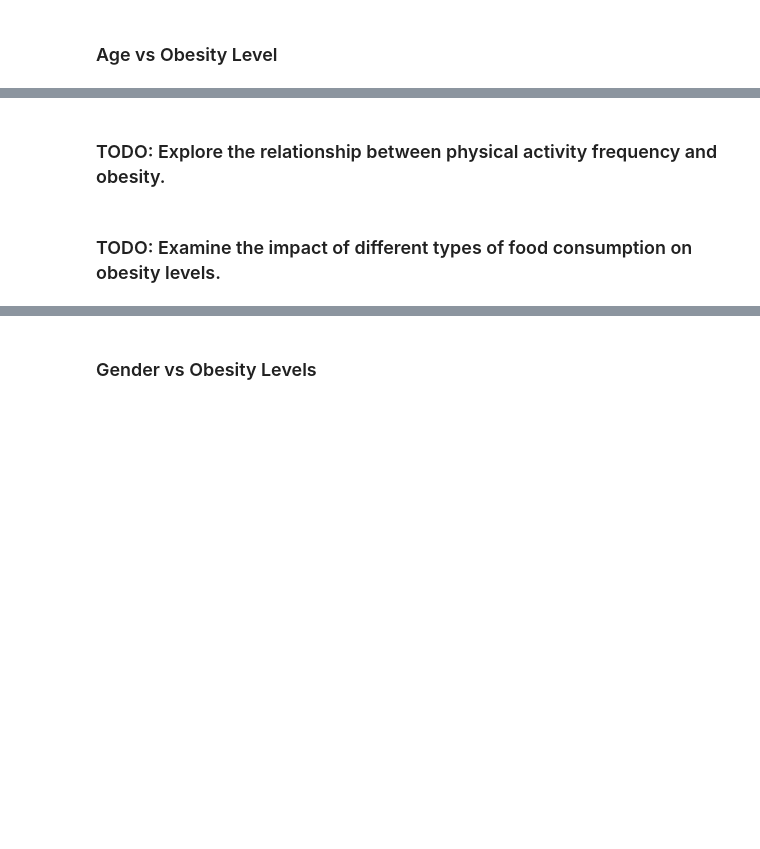
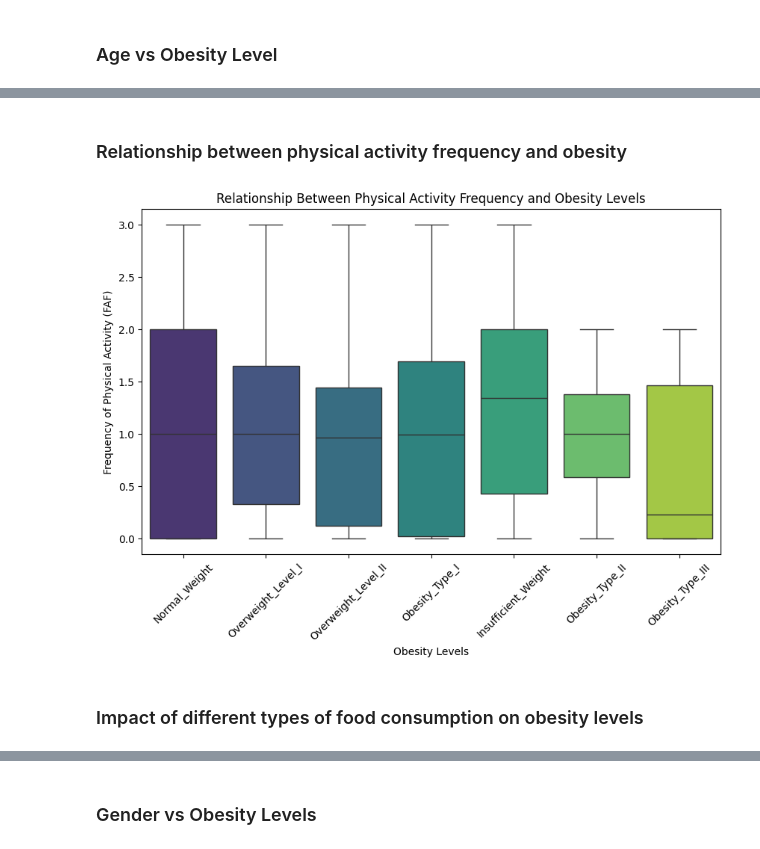
Before and after one commit to hifsakazmi/ai-in-python, a Jupyter notebook: deeplearning_obesity_dataset.ipynb, the cells around one changed output, grey strips where cells are left out. Drawn from its saved outputs; the diff is of its cells as text; code cells hidden in the pictures; blank space fills up the shorter version.

```diff
--- a/deeplearning_obesity_dataset.ipynb
+++ b/deeplearning_obesity_dataset.ipynb
@@ -211,4 +211,15 @@ plt.show()
 # %% [markdown]
-### TODO: Explore the relationship between physical activity frequency and obesity.
+### Relationship between physical activity frequency and obesity
+# %%
+# Box plot to show distribution of physical activity frequency across obesity levels
+plt.figure(figsize=(10, 6))
+sns.boxplot(x='NObeyesdad', y='FAF', data=df, palette='viridis')
+plt.title('Relationship Between Physical Activity Frequency and Obesity Levels')
+plt.xlabel('Obesity Levels')
+plt.ylabel('Frequency of Physical Activity (FAF)')
+plt.xticks(rotation=45)
+plt.show()
+# %% [output]
+[figure, added]
 # %% [markdown]
-### TODO: Examine the impact of different types of food consumption on obesity levels.
+### Impact of different types of food consumption on obesity levels
```
Also changed, not shown: parts of 10 cells of this notebook.
